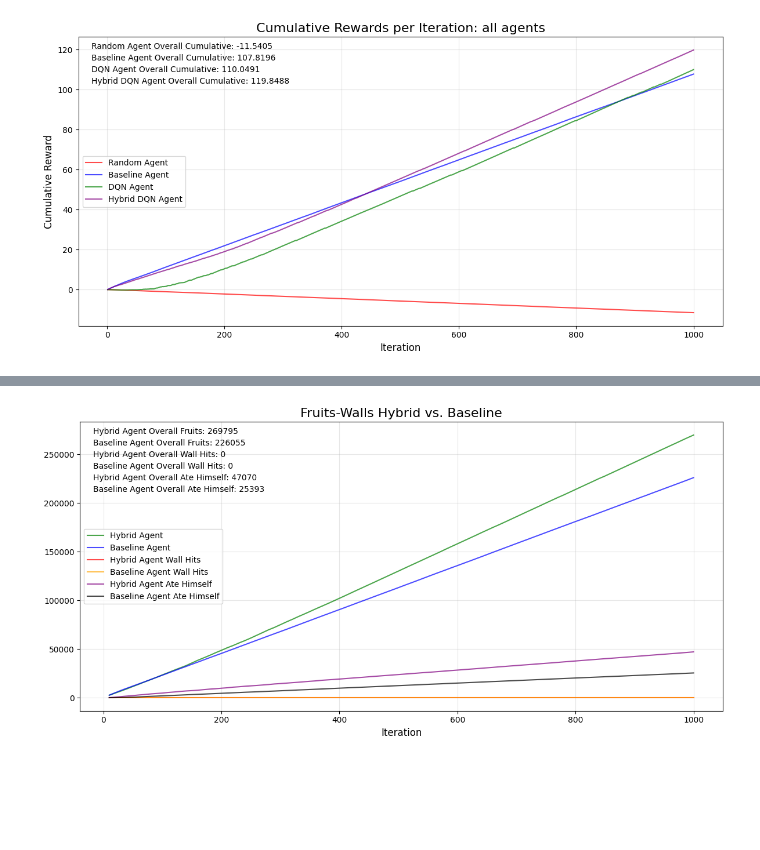
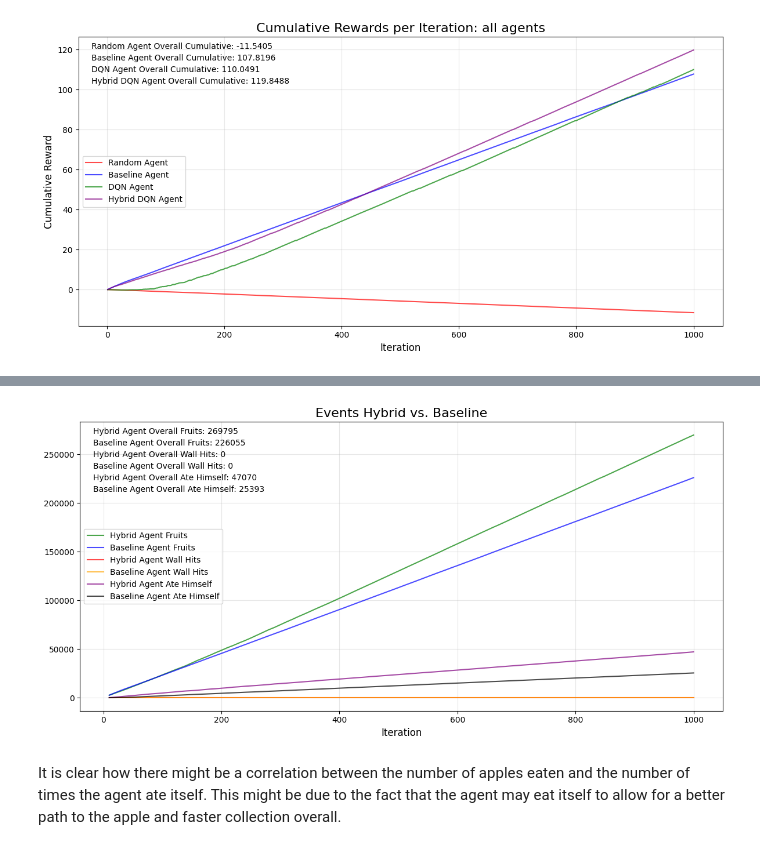
Before and after one commit to gp-1108/snake_rl, a Jupyter notebook: main.ipynb, the cells around one changed output, grey strips where cells are left out. Saved outputs shown, nothing was run; the diff lists cells and outputs as text; code cells hidden in the pictures; blank space fills up the shorter version.

```diff
--- a/main.ipynb
+++ b/main.ipynb
@@ -334,32 +267,34 @@ plt.figure(figsize=(12, 6))
 plt.plot(range(10, 1001, 10), hybrid_fruits_list, label='Hybrid Agent Fruits', color='green', alpha=0.7)
 plt.plot(range(10, 1001, 10), baseline_fruits_list, label='Baseline Agent Fruits', color='blue', alpha=0.7)
 plt.plot(range(10, 1001, 10), hybrid_wall_hits, label='Hybrid Agent Wall Hits', color='red', alpha=0.7)
 plt.plot(range(10, 1001, 10), baseline_wall_hits, label='Baseline Agent Wall Hits', color='orange', alpha=0.7)
 plt.plot(range(10, 1001, 10), hybrid_ate_himself_list, label='Hybrid Agent Ate Himself', color='purple', alpha=0.7)
 plt.plot(range(10, 1001, 10), baseline_ate_himself_list, label='Baseline Agent Ate Himself', color='black', alpha=0.7)
 
 # Customize the plot
-plt.title('Fruits-Walls Hybrid vs. Baseline', fontsize=16)
+plt.title('Events Hybrid vs. Baseline', fontsize=16)
 plt.xlabel('Iteration', fontsize=12)
 plt.legend(fontsize=10, loc="center left")
 plt.grid(True, alpha=0.3)
 
 # Add text with overall cumulative fruits eaten
 plt.text(0.02, 0.98, f"Hybrid Agent Overall Fruits: {hybrid_fruits}",
          transform=plt.gca().transAxes, fontsize=10, verticalalignment='top')
 plt.text(0.02, 0.94, f"Baseline Agent Overall Fruits: {baseline_fruits}",
          transform=plt.gca().transAxes, fontsize=10, verticalalignment='top')
 plt.text(0.02, 0.90, f"Hybrid Agent Overall Wall Hits: {hybrid_wall}",
             transform=plt.gca().transAxes, fontsize=10, verticalalignment='top')
 plt.text(0.02, 0.86, f"Baseline Agent Overall Wall Hits: {baseline_wall}",
             transform=plt.gca().transAxes, fontsize=10, verticalalignment='top')
 plt.text(0.02, 0.82, f"Hybrid Agent Overall Ate Himself: {hybrid_ate_himself}",
             transform=plt.gca().transAxes, fontsize=10, verticalalignment='top')
 plt.text(0.02, 0.78, f"Baseline Agent Overall Ate Himself: {baseline_ate_himself}",
             transform=plt.gca().transAxes, fontsize=10, verticalalignment='top')
 
 # Show the plot
 plt.tight_layout()
 plt.show()
 # %% [output]
-[figure, old version]
+[figure, new version]
+# %% [markdown]
+It is clear how there might be a correlation between the number of apples eaten and the number of times the agent ate itself. This might be due to the fact that the agent may eat itself to allow for a better path to the apple and faster collection overall.
```
Also changed, not shown: parts of 18 cells of this notebook.
